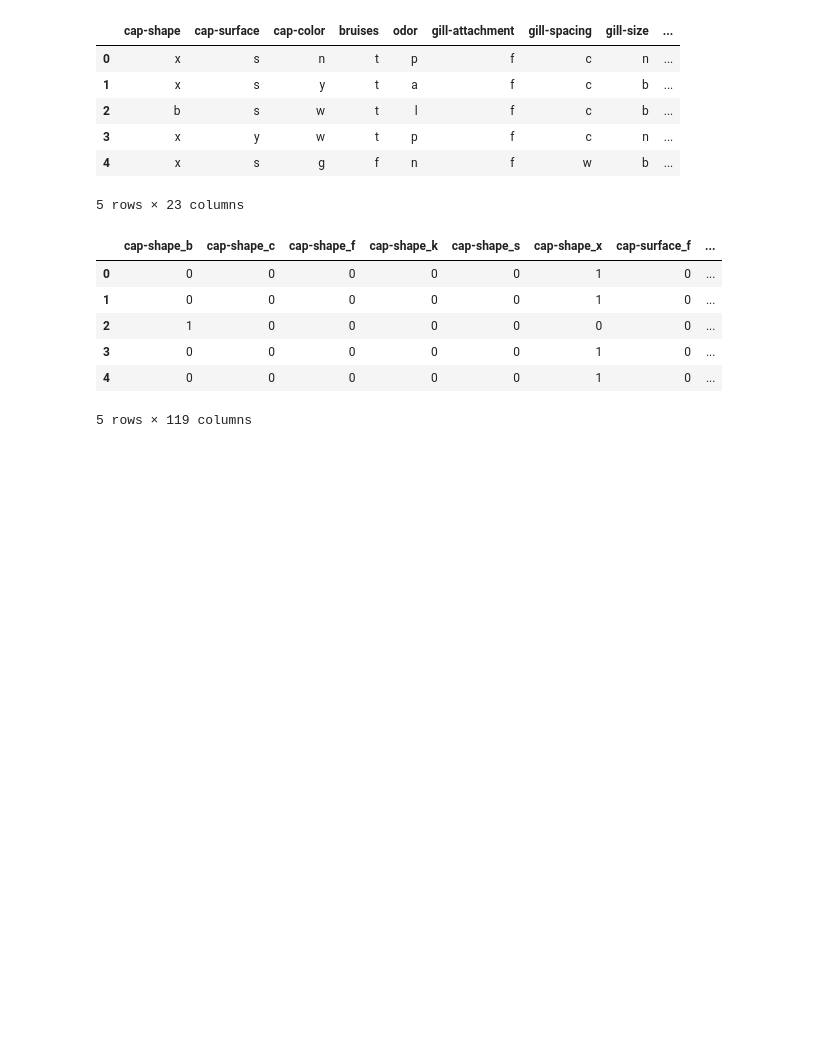
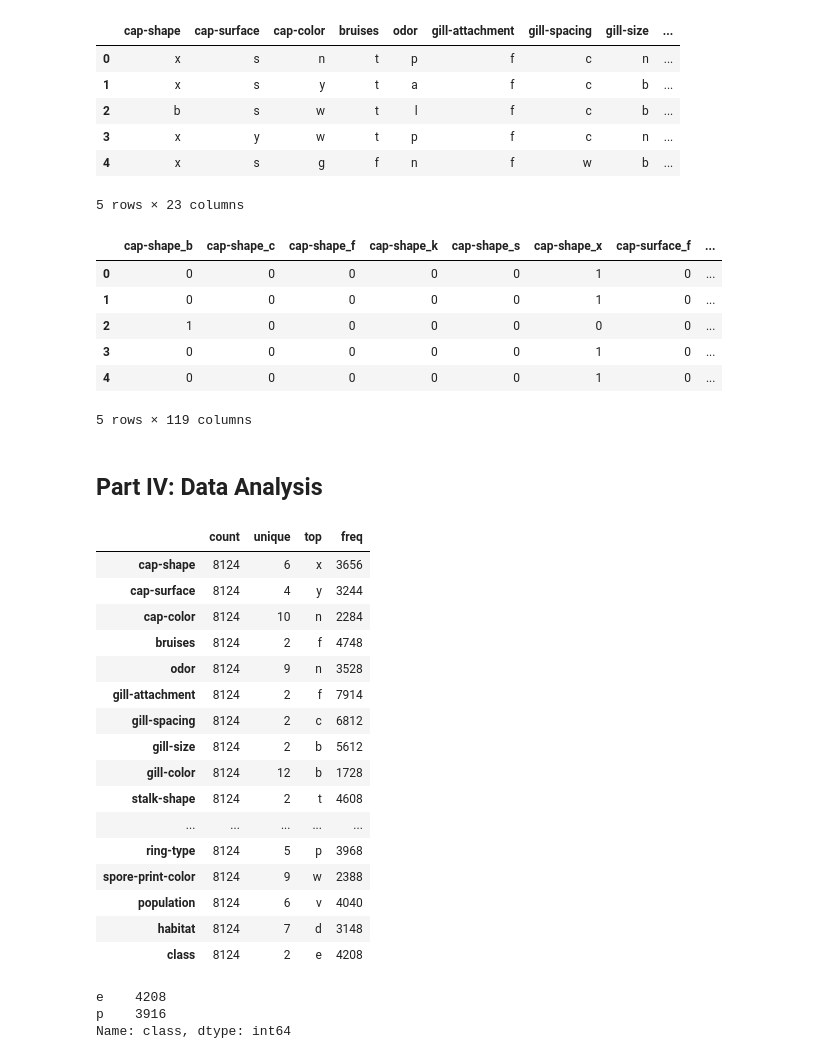
Before and after one commit to gtxsy/datamia0619, a Jupyter notebook: final-project/src/Exploration of Poisonous Mushrooms.ipynb, the cells around one changed output. Drawn from its saved outputs; the diff is of its cells as text; code cells hidden in the pictures; blank space fills up the shorter version.

Commit message:
Add data analysis section to final project

```diff
--- a/final-project/src/Exploration of Poisonous Mushrooms.ipynb
+++ b/final-project/src/Exploration of Poisonous Mushrooms.ipynb
@@ -178,3 +178,33 @@ pd.read_sql_query('SELECT * FROM mushroom.mushroom_num', engine).head()
 # Export our clean data as new CSV files, to the "export" directory
 original_mushroom_data.to_csv('./export/categorical_mushroom_data.csv', index=False)
 decoded_mushroom_data.to_csv('./export/numerical_mushroom_data.csv', index=False)
+# %% [markdown]
+## Part IV: Data Analysis
+# %%
+# Display the number of unique values in each cololumn, and the frequency of each coloumn's mode
+original_mushroom_data.describe().T
+# %% [output]
+|  | count | unique | top | freq |
+| cap-shape | 8124 | 6 | x | 3656 |
+| cap-surface | 8124 | 4 | y | 3244 |
+| cap-color | 8124 | 10 | n | 2284 |
+| bruises | 8124 | 2 | f | 4748 |
+| odor | 8124 | 9 | n | 3528 |
+| gill-attachment | 8124 | 2 | f | 7914 |
+| gill-spacing | 8124 | 2 | c | 6812 |
+| gill-size | 8124 | 2 | b | 5612 |
+| gill-color | 8124 | 12 | b | 1728 |
+| stalk-shape | 8124 | 2 | t | 4608 |
+| ... | ... | ... | ... | ... |
+| ring-type | 8124 | 5 | p | 3968 |
+| spore-print-color | 8124 | 9 | w | 2388 |
+| population | 8124 | 6 | v | 4040 |
+| habitat | 8124 | 7 | d | 3148 |
+| class | 8124 | 2 | e | 4208 |
+# %%
+# Explore distribution of Edible vs Poisonous mushrooms
+original_mushroom_data['class'].value_counts()
+# %% [output]
+e    4208
+p    3916
+Name: class, dtype: int64
```
Also changed, not shown: parts of 9 cells of this notebook.
